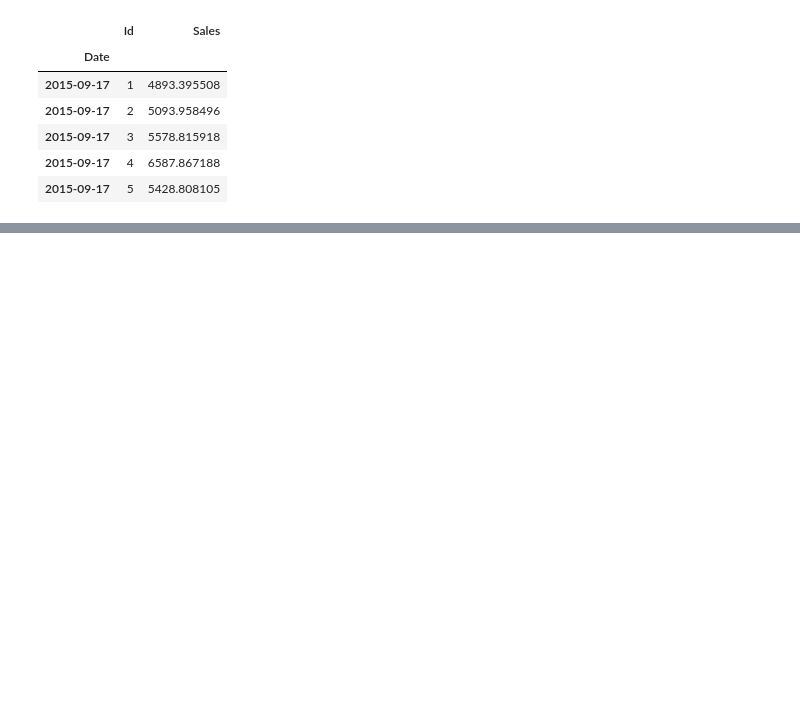
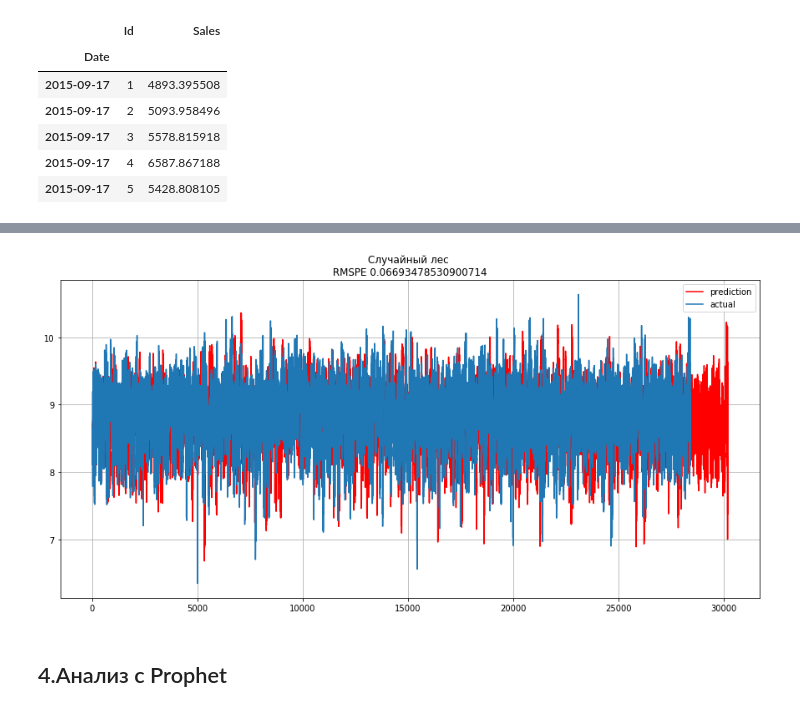
Before and after one commit to Albinamkh21/ds_hw, a Jupyter notebook: demand_prediction.ipynb, the cells around one changed output, grey strips where cells are left out. Saved outputs shown, nothing was run; the diff lists cells and outputs as text; code cells hidden in the pictures; blank space fills up the shorter version.

Commit message:
Demand Predict 4 analysis

```diff
--- a/demand_prediction.ipynb
+++ b/demand_prediction.ipynb
@@ -874,0 +892,27 @@ forecasts.head()
+# %%
+mean_error = []
+pred_y = []
+test_y = []
+
+for month in reversed(range(1,7)):
+
+
+    tr = train_store[(train_store.Year==2015) & (train_store.Month==month+1)]
+    ts = train_store[(train_store.Year==2015) & (train_store.Month==month)]
+
+    y_train,y_test = np.log(tr.Sales).values, np.log(ts.Sales).values
+    X_train, X_test = tr.drop(['Sales'], axis=1),ts.drop(['Sales'], axis=1)
+
+    mdl = RandomForestRegressor(n_estimators=1000, n_jobs=-1, random_state=0)
+    mdl.fit(X_train, y_train)
+
+    p = mdl.predict(X_train)
+
+    ln = min(len(y_test),len(p))
+    error = rmspe(y_test[0:ln], p[0:ln])
+    print('Week %d - Error %.5f' % (month, error))
+    mean_error.append(error)
+    .append(p)
+    test_y.append(y_test)
+
+print('Mean Error = %.5f' % np.mean(mean_error))
@@ -874,0 +927,11 @@ forecasts.head()
+# %%
+plt.figure(figsize=(15, 7))
+plt.plot(pred_y[0], "r", label="prediction")
+plt.plot(test_y[0], label="actual")
+plt.legend(loc="best")
+plt.title("Cлучайный лес \n RMSPE {} ".format(np.mean(mean_error),5))
+plt.grid(True);
+# %% [output]
+[figure, added]
+# %% [markdown]
+##  4.Анализ с Prophet
```
Also changed, not shown: parts of 44 cells of this notebook.
